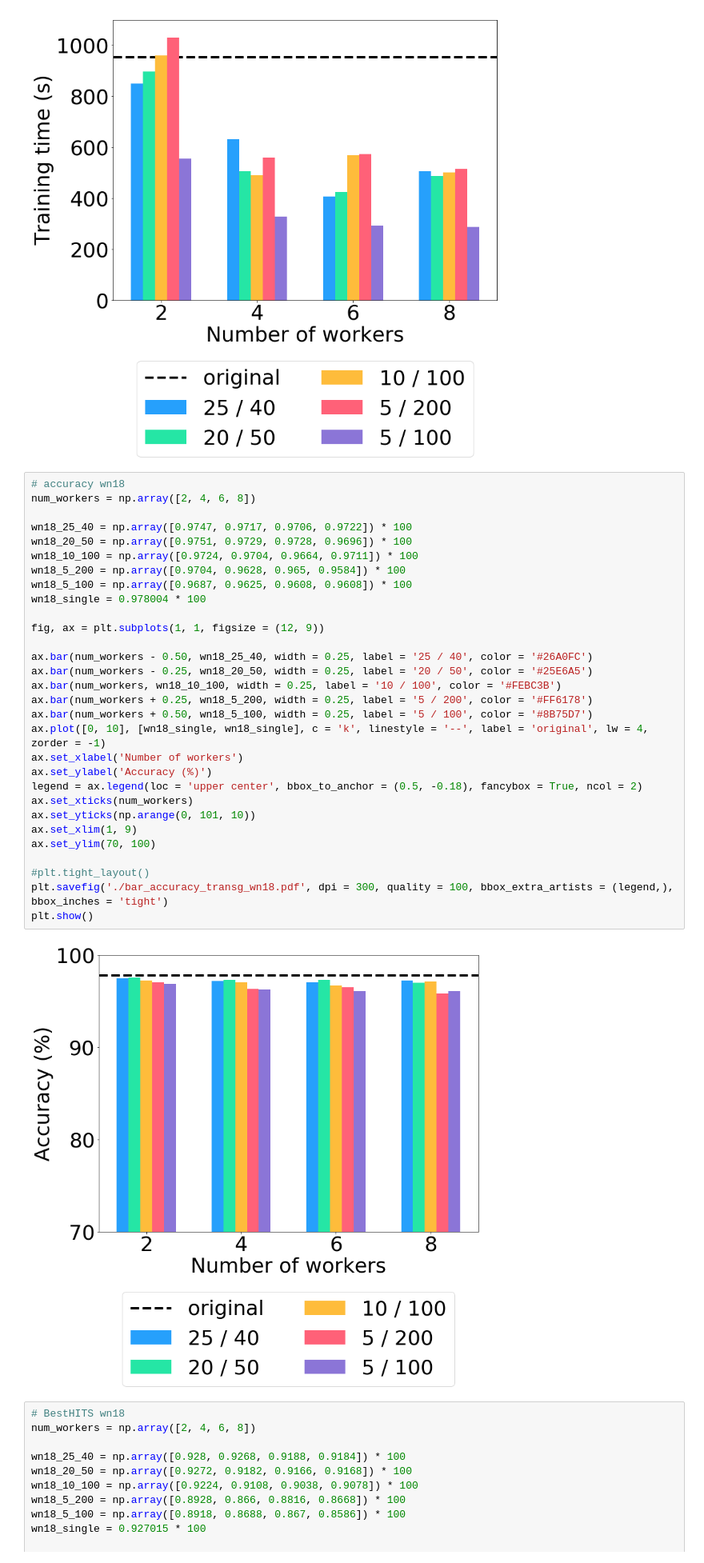
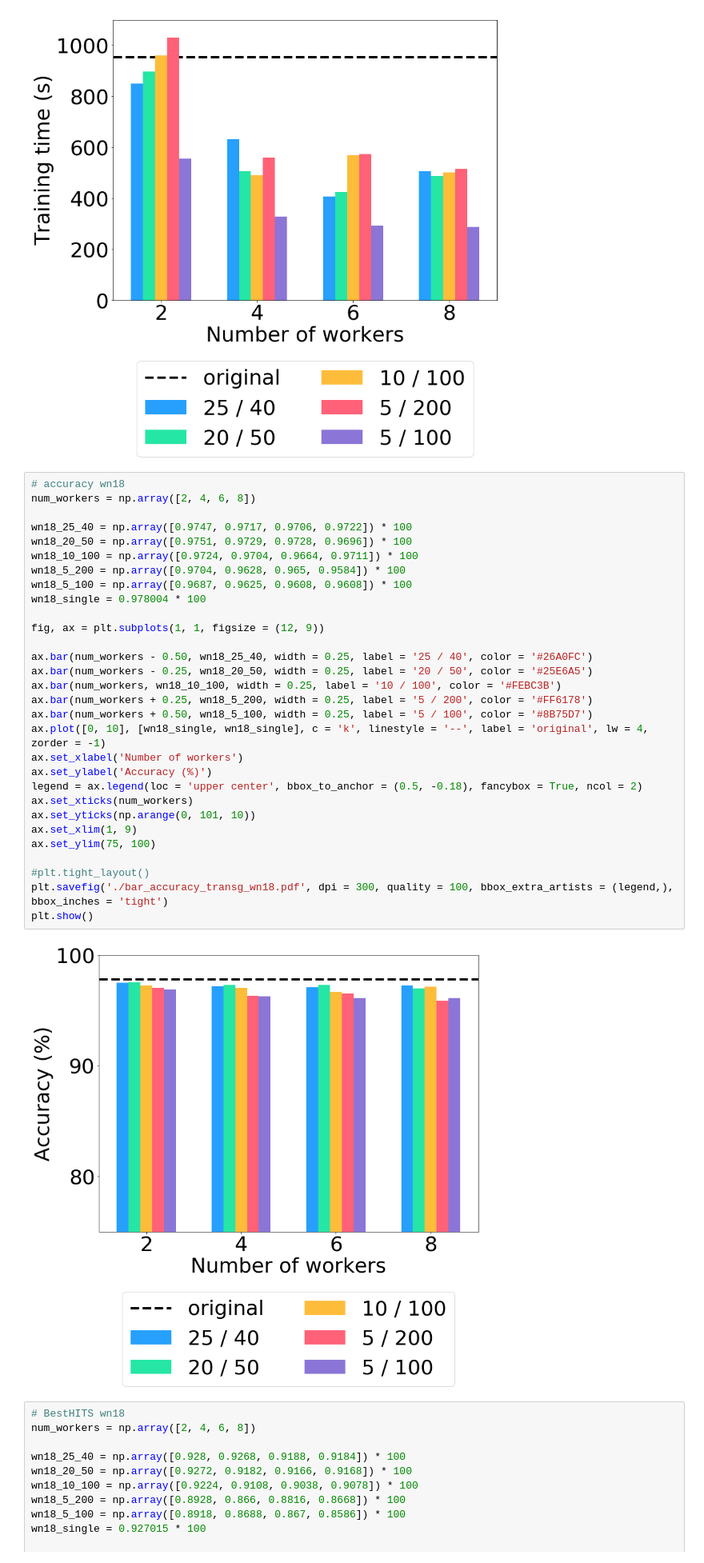
Before and after one commit to ahnjaewoo/Embedding, a Jupyter notebook: figures/figures - wn18.ipynb, the cells around one changed output. Shown: that part at 80% size. Saved outputs shown, nothing was run; the diff lists cells and outputs as text.

```diff
--- a/figures/figures - wn18.ipynb
+++ b/figures/figures - wn18.ipynb
@@ -185,35 +185,35 @@ plt.show()
 # %%
 # accuracy wn18
 num_workers = np.array([2, 4, 6, 8])
 
 wn18_25_40 = np.array([0.9747, 0.9717, 0.9706, 0.9722]) * 100
 wn18_20_50 = np.array([0.9751, 0.9729, 0.9728, 0.9696]) * 100
 wn18_10_100 = np.array([0.9724, 0.9704, 0.9664, 0.9711]) * 100
 wn18_5_200 = np.array([0.9704, 0.9628, 0.965, 0.9584]) * 100
 wn18_5_100 = np.array([0.9687, 0.9625, 0.9608, 0.9608]) * 100
 wn18_single = 0.978004 * 100
 
 fig, ax = plt.subplots(1, 1, figsize = (12, 9))
 
 ax.bar(num_workers - 0.50, wn18_25_40, width = 0.25, label = '25 / 40', color = '#26A0FC')
 ax.bar(num_workers - 0.25, wn18_20_50, width = 0.25, label = '20 / 50', color = '#25E6A5')
 ax.bar(num_workers, wn18_10_100, width = 0.25, label = '10 / 100', color = '#FEBC3B')
 ax.bar(num_workers + 0.25, wn18_5_200, width = 0.25, label = '5 / 200', color = '#FF6178')
 ax.bar(num_workers + 0.50, wn18_5_100, width = 0.25, label = '5 / 100', color = '#8B75D7')
 ax.plot([0, 10], [wn18_single, wn18_single], c = 'k', linestyle = '--', label = 'original', lw = 4, zorder = -1)
 ax.set_xlabel('Number of workers')
 ax.set_ylabel('Accuracy (%)')
 legend = ax.legend(loc = 'upper center', bbox_to_anchor = (0.5, -0.18), fancybox = True, ncol = 2)
 ax.set_xticks(num_workers)
 ax.set_yticks(np.arange(0, 101, 10))
 ax.set_xlim(1, 9)
-ax.set_ylim(70, 100)
+ax.set_ylim(75, 100)
 
 #plt.tight_layout()
 plt.savefig('./bar_accuracy_transg_wn18.pdf', dpi = 300, quality = 100, bbox_extra_artists = (legend,), bbox_inches = 'tight')
 plt.show()
 # %% [output]
-[figure, old version]
+[figure, new version]
 # %%
 # BestHITS wn18
 num_workers = np.array([2, 4, 6, 8])
```
Also changed, not shown: parts of 1 cell of this notebook, 48 other files.
